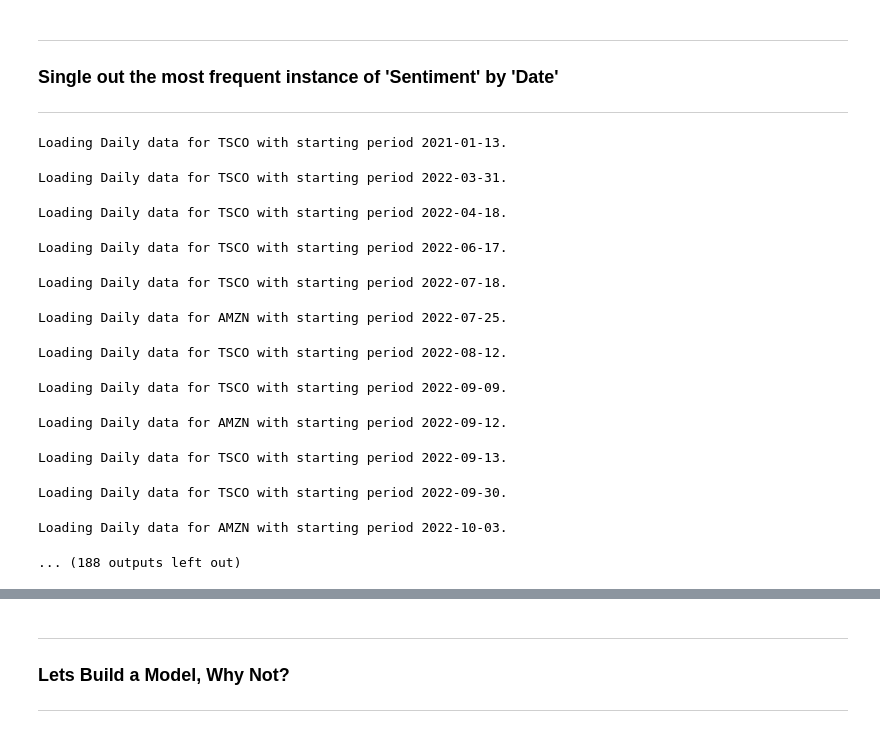
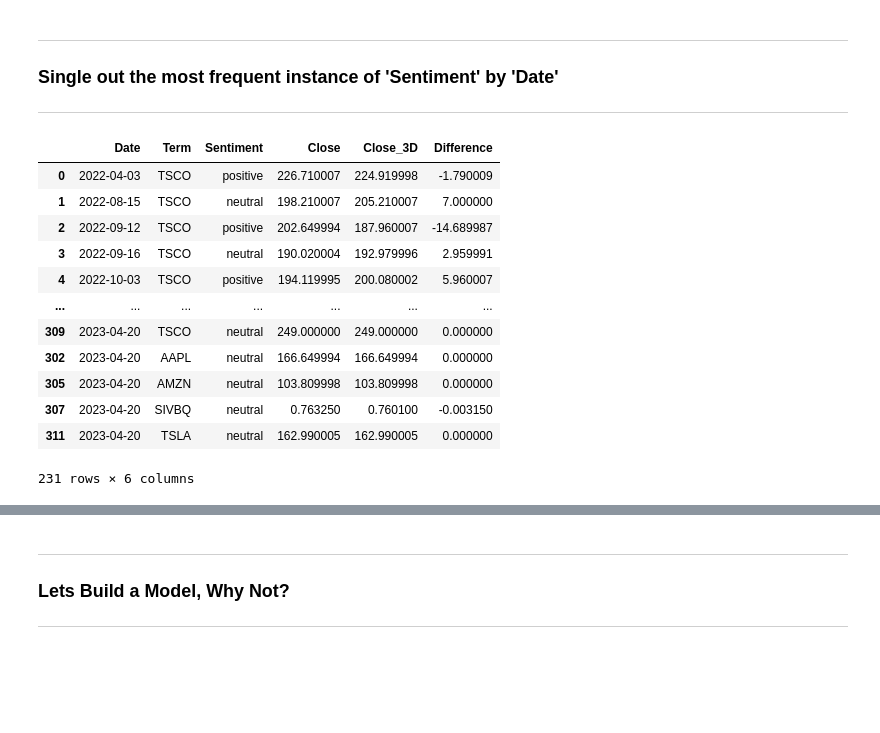
Before and after one commit to omarmoreta/fintech_project_2, a Jupyter notebook: EliFiles/DEMOPresentation.ipynb, the cells around one changed output, grey strips where cells are left out. Saved outputs shown, nothing was run; the diff lists cells and outputs as text; code cells hidden in the pictures; blank space fills up the shorter version.

```diff
--- a/EliFiles/DEMOPresentation.ipynb
+++ b/EliFiles/DEMOPresentation.ipynb
@@ -129,59 +132,29 @@ Loading Daily data for AAPL with starting period 2023-04-14.
 ---
 # %%
 # Group by 'Date', 'Term', and 'Sentiment', and count occurrences
-sentiment_counts = combined_df.groupby(['Date', 'Term', 'Sentiment']).size().reset_index(name='Count')
+sentiment_counts = combined_df.groupby(['Date', 'Term', 'Sentiment', 'Close', 'Close_3D', 'Difference']).size().reset_index(name='Count')
 
 # Get the sentiment with the highest count for each group
 idx = sentiment_counts.groupby(['Date', 'Term'])['Count'].idxmax()
-sentiment_max_count = sentiment_counts.loc[idx, ['Date', 'Term', 'Sentiment']]
+
+sentiment_max_count = sentiment_counts.loc[idx, ['Date', 'Term', 'Sentiment', 'Close', 'Close_3D', 'Difference']]
 
 sentiment_max_count = sentiment_max_count.sort_values(by='Date', ascending=True)
+sentiment_max_count
+# %% [output]
+|  | Date | Term | Sentiment | Close | Close_3D | Difference |
+| 0 | 2022-04-03 | TSCO | positive | 226.710007 | 224.919998 | -1.790009 |
+| 1 | 2022-08-15 | TSCO | neutral | 198.210007 | 205.210007 | 7.000000 |
+| 2 | 2022-09-12 | TSCO | positive | 202.649994 | 187.960007 | -14.689987 |
+| 3 | 2022-09-16 | TSCO | neutral | 190.020004 | 192.979996 | 2.959991 |
+| 4 | 2022-10-03 | TSCO | positive | 194.119995 | 200.080002 | 5.960007 |
+| ... | ... | ... | ... | ... | ... | ... |
+| 309 | 2023-04-20 | TSCO | neutral | 249.000000 | 249.000000 | 0.000000 |
+| 302 | 2023-04-20 | AAPL | neutral | 166.649994 | 166.649994 | 0.000000 |
+| 305 | 2023-04-20 | AMZN | neutral | 103.809998 | 103.809998 | 0.000000 |
+| 307 | 2023-04-20 | SIVBQ | neutral | 0.763250 | 0.760100 | -0.003150 |
+| 311 | 2023-04-20 | TSLA | neutral | 162.990005 | 162.990005 | 0.000000 |
+231 rows × 6 columns
-# %%
-# This will give us the closing price for each line from the news pull
-def get_closing_price(date, term):
-    end_date = date + pd.DateOffset(days=1) # Add 1 day to include the current date
-    start_date = date - pd.DateOffset(days=3)
-    stock_data = openbb.stocks.load(symbol=term, start_date=start_date, end_date=end_date)
-    if not stock_data.empty:
-        closing_price = stock_data['Close'].iloc[-1] # Get the closing price for the last row
-        return closing_price
-    else:
-        return None
-
-# Update combined_df to include 'Closing_Price' column
-sentiment_max_count['Closing_Price'] = sentiment_max_count.apply(lambda row: get_closing_price(row['Date'], row['Term']), axis=1)
-
-# get_closing_price 7 days later function
-def get_closing_price_7d(date, term):
-    end_date = date + pd.DateOffset(days=8) # Add 7 day to include the current date
-    start_date = date - pd.DateOffset(days=3)
-    stock_data = openbb.stocks.load(symbol=term, start_date=start_date, end_date=end_date)
-    if not stock_data.empty:
-        closing_price_7d = stock_data['Close'].iloc[-1] # Get the closing price for the last row
-        return closing_price_7d
-    else:
-        return None
-
-# Update combined_df to include 'Closing_Price_7D' column
-sentiment_max_count['Closing_Price_7D'] = sentiment_max_count.apply(lambda row: get_closing_price_7d(row['Date'], row['Term']), axis=1)
-
-# Calculate the difference from the 'Close_Price_7D' and 'Closing_Price' for each date
-sentiment_max_count['Difference'] = sentiment_max_count['Closing_Price_7D'] - sentiment_max_count['Closing_Price']
-sentiment_max_count
-# %% [output]
-Loading Daily data for TSCO with starting period 2021-01-13.
-Loading Daily data for TSCO with starting period 2022-03-31.
-Loading Daily data for TSCO with starting period 2022-04-18.
-Loading Daily data for TSCO with starting period 2022-06-17.
-Loading Daily data for TSCO with starting period 2022-07-18.
-Loading Daily data for AMZN with starting period 2022-07-25.
-Loading Daily data for TSCO with starting period 2022-08-12.
-Loading Daily data for TSCO with starting period 2022-09-09.
-Loading Daily data for AMZN with starting period 2022-09-12.
-Loading Daily data for TSCO with starting period 2022-09-13.
-Loading Daily data for TSCO with starting period 2022-09-30.
-Loading Daily data for AMZN with starting period 2022-10-03.
-... (188 outputs left out)
 # %%
 # Convert date object to pandas Timestamp
 end_date = pd.Timestamp(date.today()) + pd.DateOffset(days=1)
```
Also changed, not shown: parts of 11 cells of this notebook, 5 other files.
